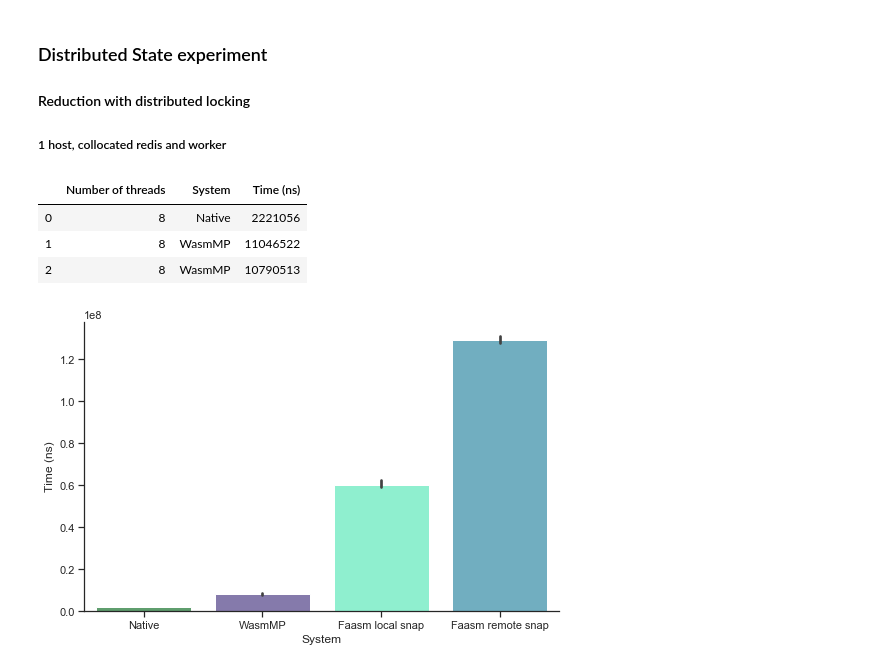
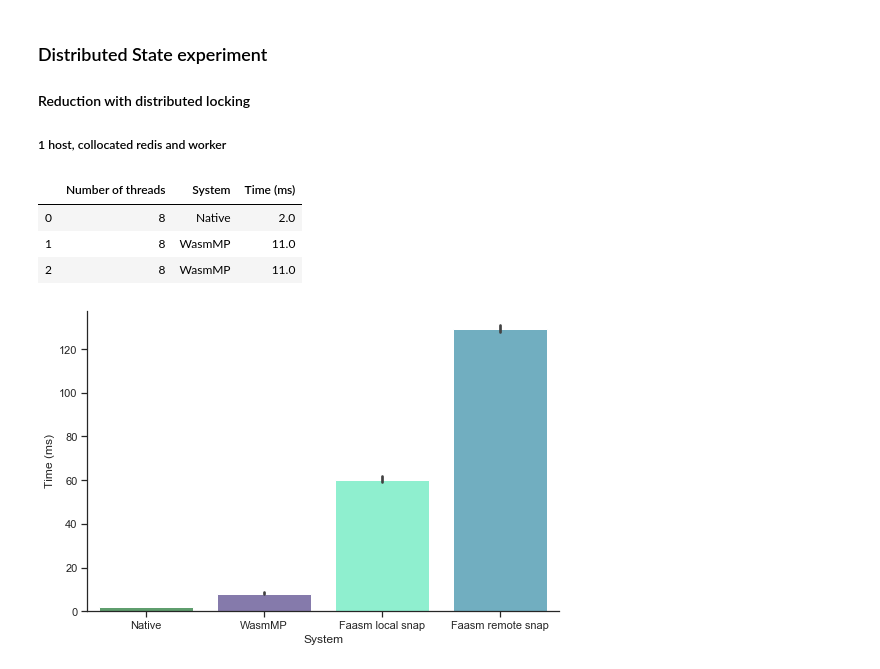
Before and after one commit to mfournial/faasm-benchmarks, a Jupyter notebook: graphs.ipynb, the cells around one changed output. Cells and saved outputs as stored; diff of their text form; code cells hidden in the pictures.

```diff
--- a/graphs.ipynb
+++ b/graphs.ipynb
@@ -8,7 +8,7 @@ import seaborn as sns
 
 %matplotlib inline
 pd.set_option('precision', 2) # 2 decimal places
-sns.set(style="ticks", color_codes=True)
+sns.set(style="whitegrid", color_codes=True)
 
 native = "native"
 wasm = "wasm"
@@ -19,6 +19,7 @@ types = [native, wasm]
 
 tiny = "Tiny"
 small = "Small"
+medium = "Medium"
 big = "Big"
 huge = "Huge"
 loop_sizes = [tiny, small, big]
@@ -28,21 +29,31 @@ st = "System"
 tt = "Time (ms)"
 lt = "Loop size"
 ht = "Throughput (ops/msec)"
+bt = "Number of workers"
+rt = "Reduce system"
+
+incrby = "Redis IncrBy"
+redlock = "Faasm distributed lock"
+faasm_state = "Faasm distributed array"
 
 columns = [lt, nt, st, tt]
 
 palette = {native: "g", wasm: "m", wasm_pool: "orchid", local: "m", distributed: "c"}
 
+colour_blind_palette = sns.color_palette("colorblind")
+worker_palette = {1: colour_blind_palette[1], 2: colour_blind_palette[2], 3: colour_blind_palette[4]}
+
 real_size = {
     tiny: 200000,
-    small: 20000000,
-    big: 200000000,
+    small: 20_000_000,
+    medium: 50_000_000,
+    big: 200_000_000,
     huge: 2 * 900000000,
 }
 
 def add_throughput(df):
     for index, row in df.iterrows():
-        df.loc[index, ht] = real_size[row[lt]]/ row[tt]
+        df.loc[index, ht] = round(real_size[row[lt]] / row[tt])
 # %% [markdown]
 ## Native versus Wasm (single host)
 
@@ -199,20 +241,20 @@ ax1 = sns.relplot(x=nt, y=ht, hue=st, kind="line", data=lin_d2)
 
 ##### 1 host, collocated redis and worker
 # %%
-tt1 = "Time (ns)"
-d3 = pd.read_csv("distributed/overhead.csv", header=0, names=[nt, st, tt1])
+d3 = pd.read_csv("distributed/overhead.csv", header=0, names=[nt, st, tt])
+d3[tt] = round(d3[tt] / 1_000_000)
 d3.head(3)
 # %% [output]
-|  | Number of threads | System | Time (ns) |
-| 0 | 8 | Native | 2221056 |
-| 1 | 8 | WasmMP | 11046522 |
-| 2 | 8 | WasmMP | 10790513 |
+|  | Number of threads | System | Time (ms) |
+| 0 | 8 | Native | 2.0 |
+| 1 | 8 | WasmMP | 11.0 |
+| 2 | 8 | WasmMP | 11.0 |
 # %%
-g = sns.catplot(x=st, y=tt1,
+g = sns.catplot(x=st, y=tt,
                 palette={"Native": "g", "WasmMP": "m", "Faasm local snap": "aquamarine", "Faasm remote snap": "c"},
                 aspect=1.5,
                 estimator=np.median,
                 kind="bar",
                 data=d3)
 # %% [output]
-[figure, old version]
+[figure, new version]
```
Also changed, not shown: parts of 13 cells of this notebook, 4 other files.
